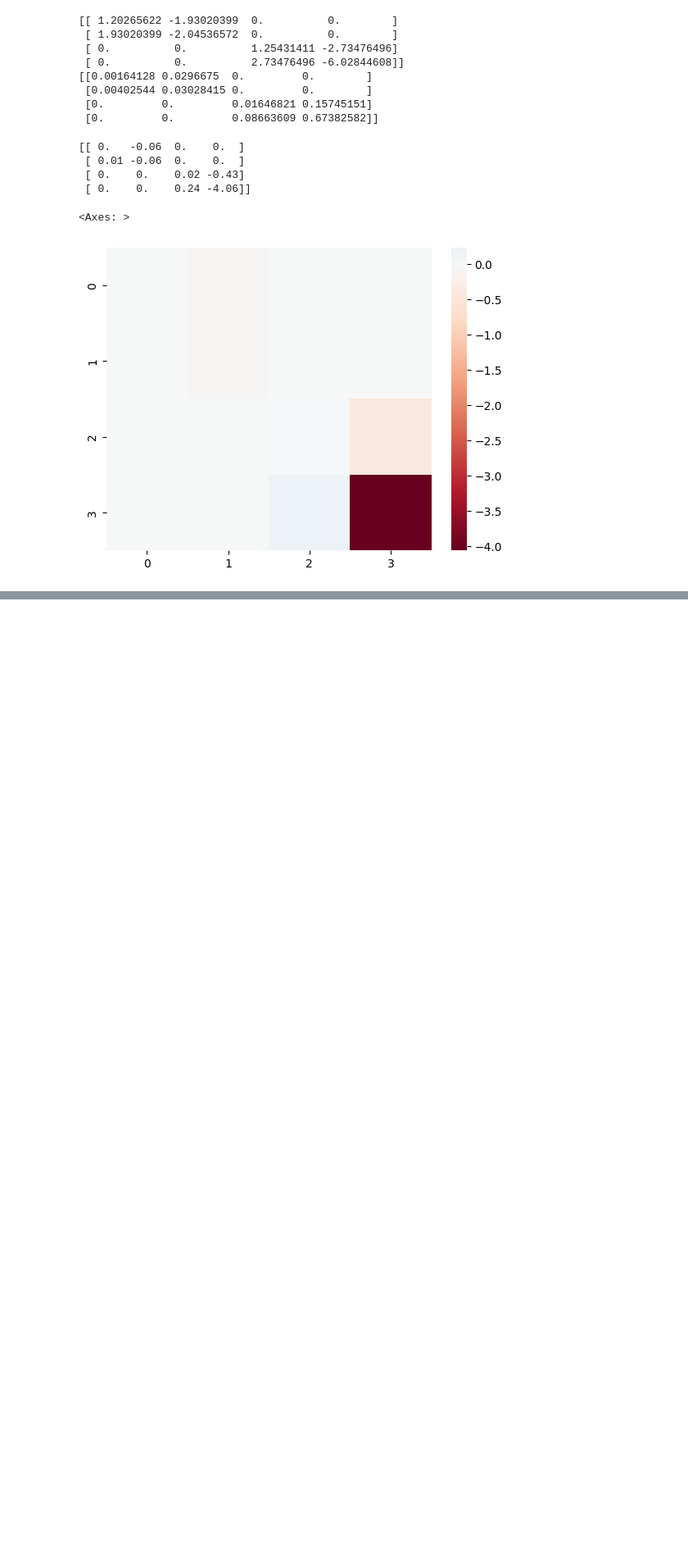
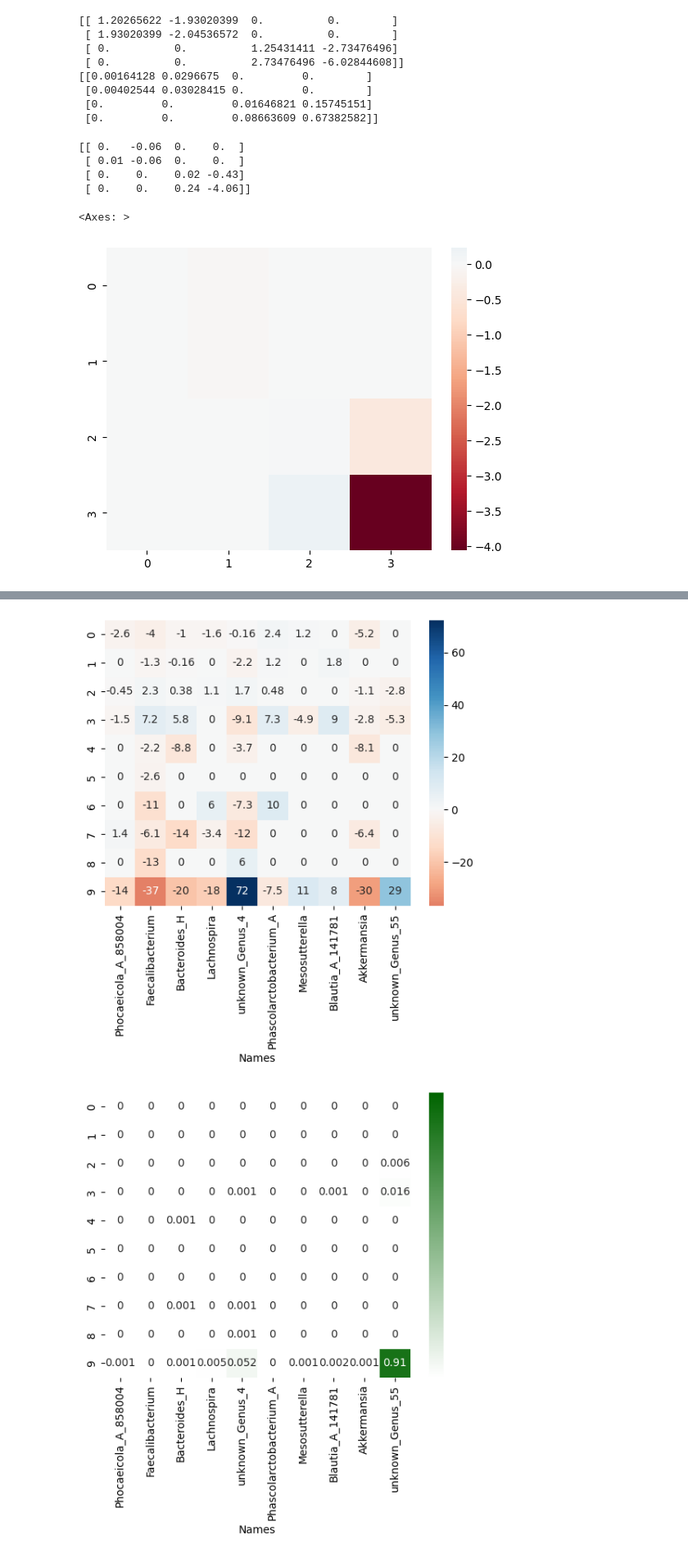
Before and after one commit to mariaproebstl/MScThesis, a Jupyter notebook: Python/Plots/transform_effects_to_direction_and_strength.ipynb, the cells around one changed output, grey strips where cells are left out. Shown at 82% size. Cells and saved outputs as stored; diff of their text form; code cells hidden in the pictures; blank space fills up the shorter version.

```diff
--- a/Python/Plots/transform_effects_to_direction_and_strength.ipynb
+++ b/Python/Plots/transform_effects_to_direction_and_strength.ipynb
@@ -128,0 +226,18 @@ sns.heatmap(e_ij * c_ij, center=0, cmap="RdBu")
+# %%
+# Function to compute dx/dt for a given x, g, and A
+def dx_dt(x, g, A):
+    return g + np.dot(x, A)
+
+# Function to compute eij values for a given x, g, and A
+def compute_eij(x, g, A):
+    n = len(g)
+    e = np.zeros((n,n))
+
+    for i in range(n):
+        for j in range(n):
+            if i == j:
+                e[i,j] = g[i] - x[i] - np.sum(A[i,:] * x)
+            else:
+                e[i,j] = A[i,j] * x[i] - A[j,i] * x[j]
+
+    return e
@@ -128,0 +445,13 @@ sns.heatmap(e_ij * c_ij, center=0, cmap="RdBu")
+# %%
+sns.heatmap(effects, center=0, cmap="RdBu", annot=True)
+plt.show()
+
+sns.heatmap(weights.round(3), vmin=0, cmap=cmap_green, annot=True,
+            norm=SymLogNorm(linthresh=1, linscale=1, vmin=0, vmax=1))
+plt.show()
+
+ax = sns.heatmap(weighted_effects.round(3), center=0, cmap="RdBu", annot=True)
+plt.show()
+# %% [output]
+[figure, added]
+[figure, added]
```
Also changed, not shown: parts of 22 cells of this notebook.
